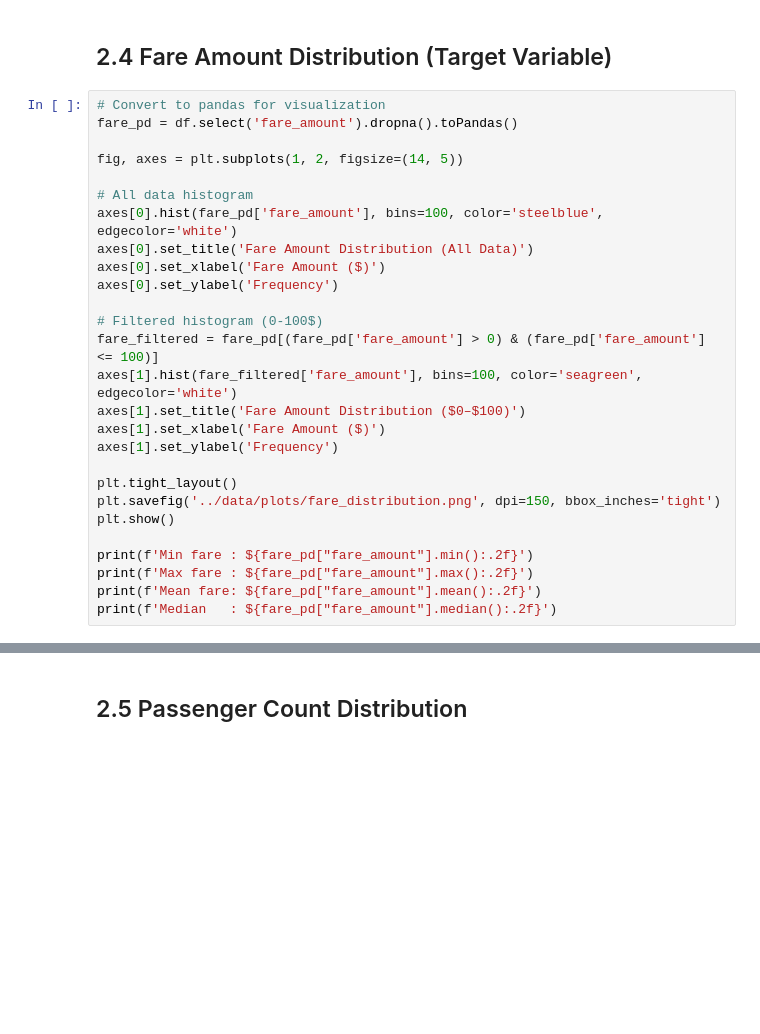
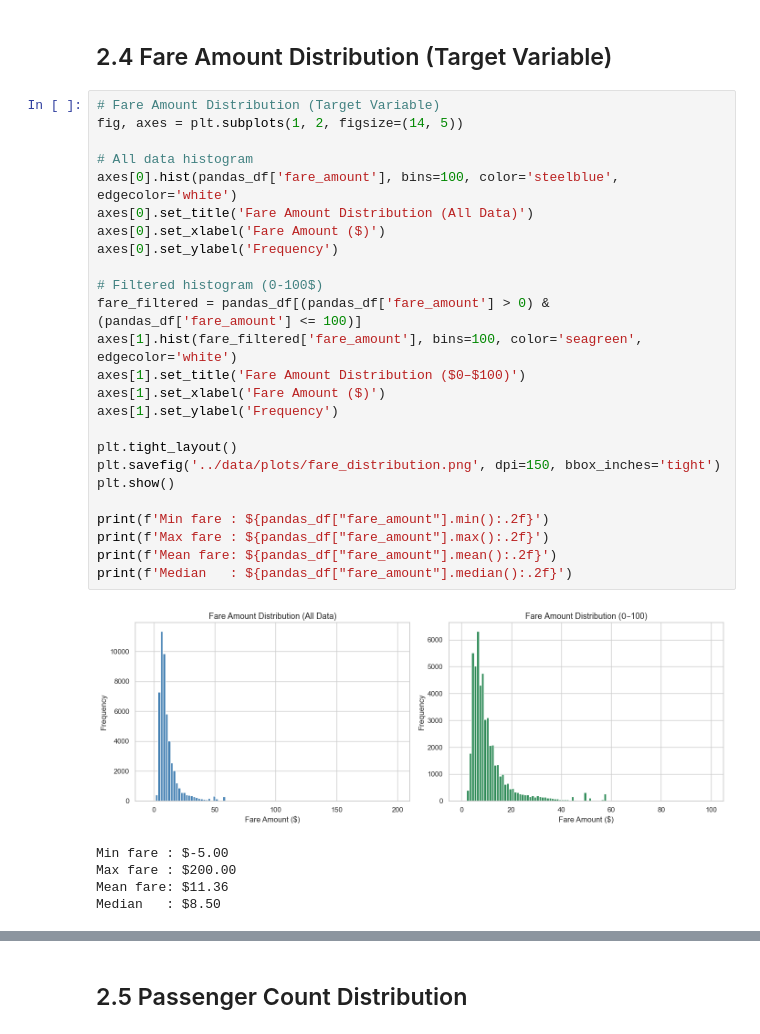
Before and after one commit to neshard/NYC-Taxi-Fare-Prediction, a Jupyter notebook: notebooks/02_eda.ipynb, the cells around one changed output, grey strips where cells are left out. Cells and saved outputs as stored; diff of their text form; blank space fills up the shorter version.

```diff
--- a/notebooks/02_eda.ipynb
+++ b/notebooks/02_eda.ipynb
@@ -100,31 +170,35 @@ print(stats.to_string())
 # %% [markdown]
 ## 2.4 Fare Amount Distribution (Target Variable)
 # %%
-# Convert to pandas for visualization
-fare_pd = df.select('fare_amount').dropna().toPandas()
-
+# Fare Amount Distribution (Target Variable)
 fig, axes = plt.subplots(1, 2, figsize=(14, 5))
 
 # All data histogram
-axes[0].hist(fare_pd['fare_amount'], bins=100, color='steelblue', edgecolor='white')
+axes[0].hist(pandas_df['fare_amount'], bins=100, color='steelblue', edgecolor='white')
 axes[0].set_title('Fare Amount Distribution (All Data)')
 axes[0].set_xlabel('Fare Amount ($)')
 axes[0].set_ylabel('Frequency')
 
 # Filtered histogram (0-100$)
-fare_filtered = fare_pd[(fare_pd['fare_amount'] > 0) & (fare_pd['fare_amount'] <= 100)]
+fare_filtered = pandas_df[(pandas_df['fare_amount'] > 0) & (pandas_df['fare_amount'] <= 100)]
 axes[1].hist(fare_filtered['fare_amount'], bins=100, color='seagreen', edgecolor='white')
 axes[1].set_title('Fare Amount Distribution ($0–$100)')
 axes[1].set_xlabel('Fare Amount ($)')
 axes[1].set_ylabel('Frequency')
 
 plt.tight_layout()
 plt.savefig('../data/plots/fare_distribution.png', dpi=150, bbox_inches='tight')
 plt.show()
 
-print(f'Min fare : ${fare_pd["fare_amount"].min():.2f}')
-print(f'Max fare : ${fare_pd["fare_amount"].max():.2f}')
-print(f'Mean fare: ${fare_pd["fare_amount"].mean():.2f}')
-print(f'Median   : ${fare_pd["fare_amount"].median():.2f}')
+print(f'Min fare : ${pandas_df["fare_amount"].min():.2f}')
+print(f'Max fare : ${pandas_df["fare_amount"].max():.2f}')
+print(f'Mean fare: ${pandas_df["fare_amount"].mean():.2f}')
+print(f'Median   : ${pandas_df["fare_amount"].median():.2f}')
+# %% [output]
+[figure, added]
+Min fare : $-5.00
+Max fare : $200.00
+Mean fare: $11.36
+Median   : $8.50
 # %%
 # Outlier detection using IQR
```
Also changed, not shown: parts of 17 cells of this notebook, 48 other files.
